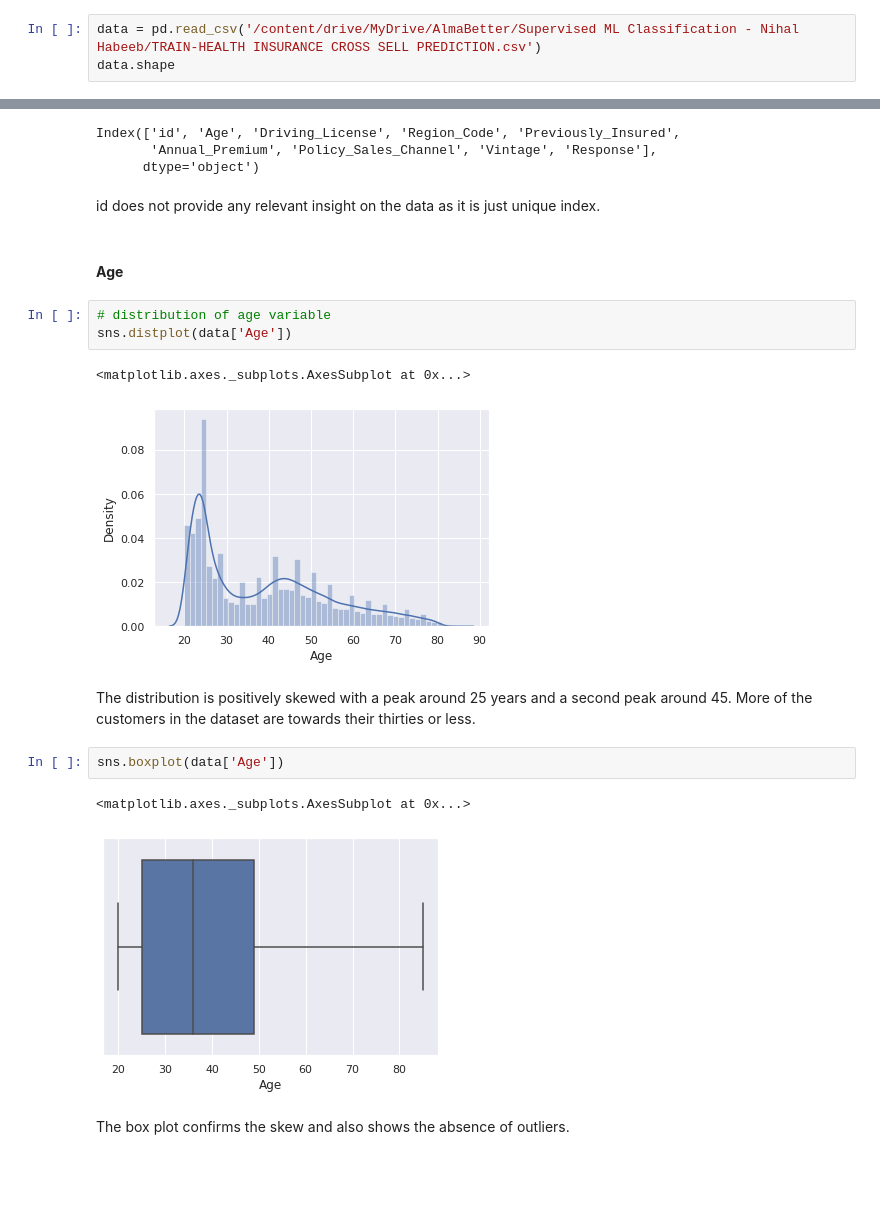
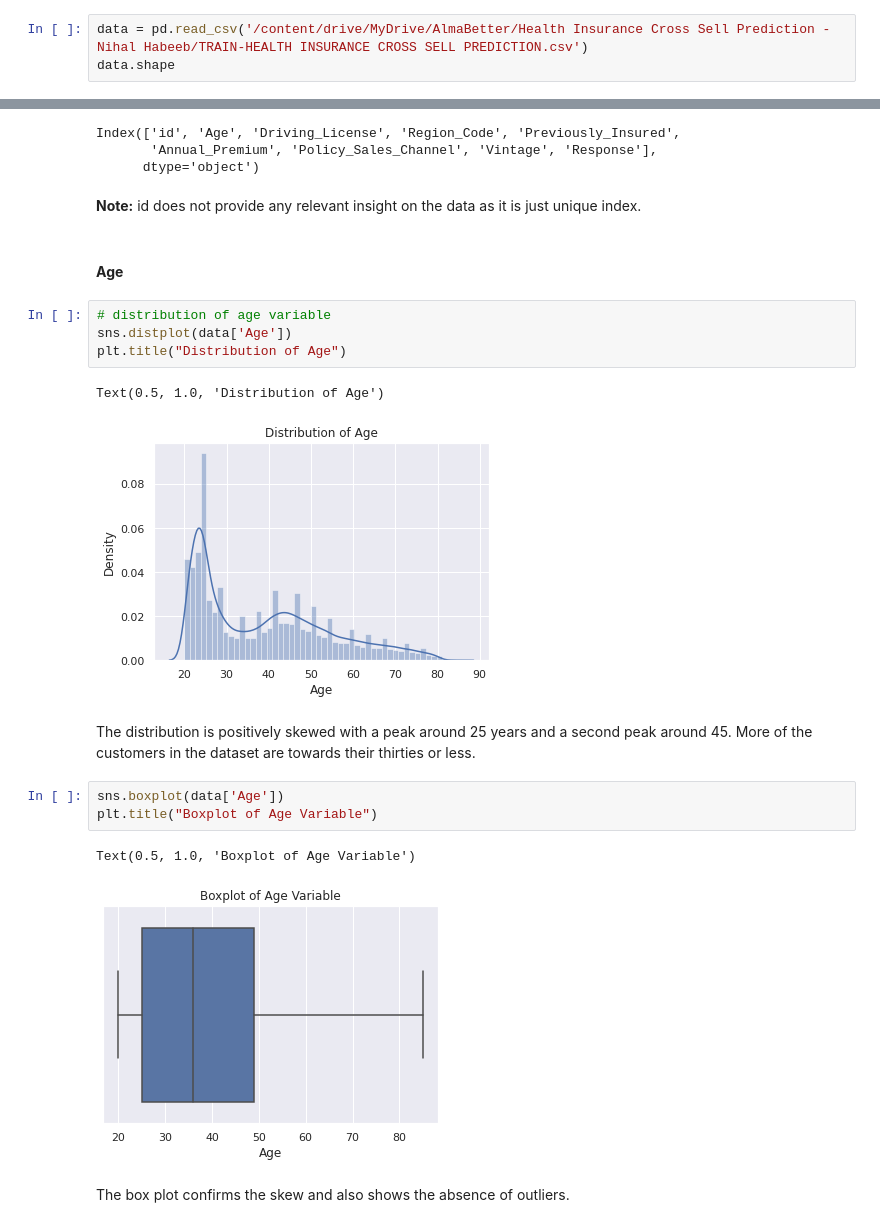
Before and after one commit to nihalhabeeb/Health_Insurance_Cross_Sell_Prediction, a Jupyter notebook: Health_Insurance_Cross_Sell_Prediction_Capstone_Project.ipynb, the cells around one changed output, grey strips where cells are left out. Drawn from its saved outputs; the diff is of its cells as text; blank space fills up the shorter version.

```diff
--- a/Health_Insurance_Cross_Sell_Prediction_Capstone_Project.ipynb
+++ b/Health_Insurance_Cross_Sell_Prediction_Capstone_Project.ipynb
@@ -61,7 +79,7 @@ drive.mount('/content/drive')
 # %% [output]
 Drive already mounted at /content/drive; to attempt to forcibly remount, call drive.mount("/content/drive", force_remount=True).
 # %%
-data = pd.read_csv('/content/drive/MyDrive/AlmaBetter/Supervised ML Classification - Nihal Habeeb/TRAIN-HEALTH INSURANCE CROSS SELL PREDICTION.csv')
+data = pd.read_csv('/content/drive/MyDrive/AlmaBetter/Health Insurance Cross Sell Prediction - Nihal Habeeb/TRAIN-HEALTH INSURANCE CROSS SELL PREDICTION.csv')
 data.shape
 # %% [output]
 (381109, 12)
@@ -149,22 +170,24 @@ Index(['id', 'Age', 'Driving_License', 'Region_Code', 'Previously_Insured',
        'Annual_Premium', 'Policy_Sales_Channel', 'Vintage', 'Response'],
       dtype='object')
 # %% [markdown]
-id does not provide any relevant insight on the data as it is just unique index.
+**Note:** id does not provide any relevant insight on the data as it is just unique index.
 # %% [markdown]
 #### **Age**
 # %%
 # distribution of age variable
 sns.distplot(data['Age'])
+plt.title("Distribution of Age")
 # %% [output]
-<matplotlib.axes._subplots.AxesSubplot at 0x...>
+Text(0.5, 1.0, 'Distribution of Age')
-[figure, old version]
+[figure, new version]
 # %% [markdown]
 The distribution is positively skewed with a peak around 25 years and a second peak around 45. More of the customers in the dataset are towards their thirties or less.
 # %%
 sns.boxplot(data['Age'])
+plt.title("Boxplot of Age Variable")
 # %% [output]
-<matplotlib.axes._subplots.AxesSubplot at 0x...>
+Text(0.5, 1.0, 'Boxplot of Age Variable')
-[figure, old version]
+[figure, new version]
 # %% [markdown]
 The box plot confirms the skew and also shows the absence of outliers.
 # %%
```
Also changed, not shown: parts of 123 cells of this notebook.
